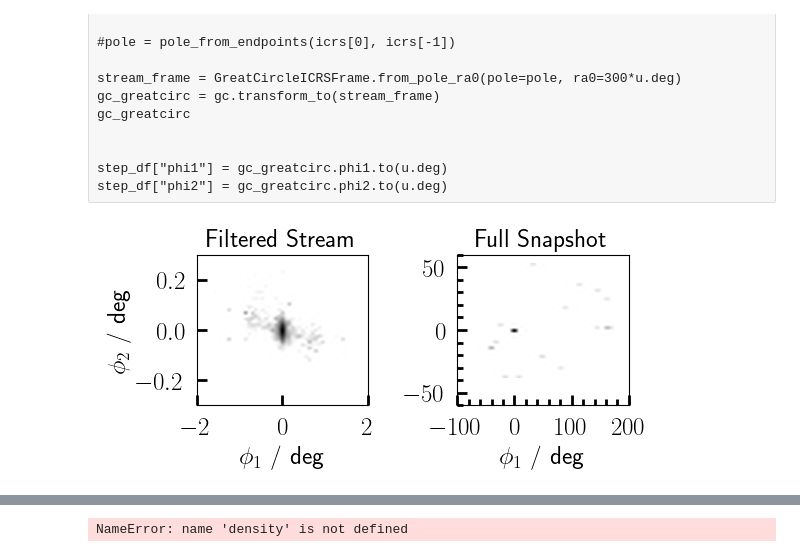
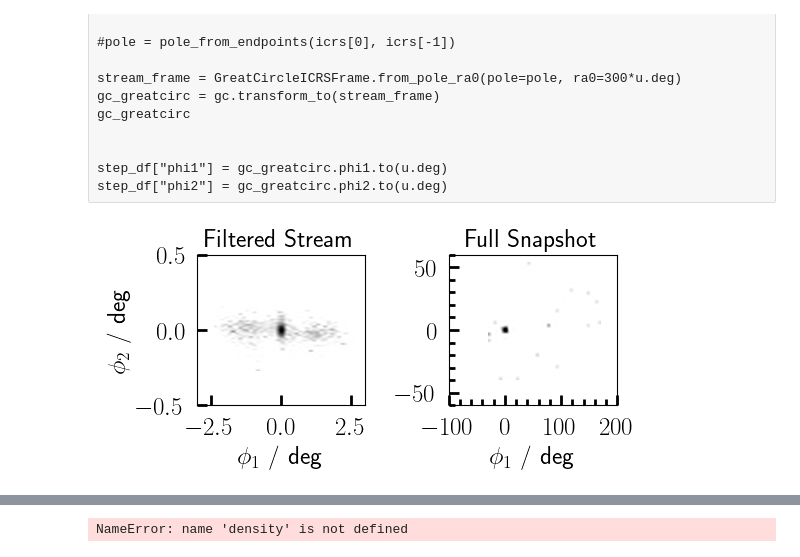
Before and after one commit to RSPicken2/stellar-streams, a Jupyter notebook: Ridgeline.ipynb, the cells around one changed output, grey strips where cells are left out. Saved outputs shown, nothing was run; the diff lists cells and outputs as text; code cells hidden in the pictures.

```diff
--- a/Ridgeline.ipynb
+++ b/Ridgeline.ipynb
@@ -37,10 +37,10 @@ source = '/cosma5/data/durham/dc-pick2/simulations'
 %run ./utilsFit.ipynb
 # %%
 hyades_path = source + '/Hyades2'
-times = [390]
+times = [625]
 
 step = get_steps_at_times(hyades_path, times)
-step_df = step[390]
+step_df = step[625]
 
 stream_df = filter_stream(step_df)
 streamframe = step_to_stream_coords(stream_df)
@@ -91,33 +91,33 @@ ax[1].imshow(
     )
 ax[1].set_title('Full Snapshot')
 ax[0].imshow(
         np.log10(masked_mass.T + 1),
         origin='lower',
         extent=[xedges[0], xedges[-1], yedges[0], yedges[-1]],
         cmap='gray_r',
         aspect='auto',
         interpolation='spline36'
     )
 ax[0].set_title('Filtered Stream')
 
 ax[0].set_xlabel(r"$\phi_1$ / deg")
 ax[0].set_ylabel(r"$\phi_2$ / deg")
 ax[1].set_xlabel(r"$\phi_1$ / deg")
 
-ax[0].set_xlim([-2,2])
-ax[0].set_ylim([-.3,.3])
+ax[0].set_xlim([-3,3])
+ax[0].set_ylim([-.5,.5])
 
 ax[1].set_xlim([-100,200])
 ax[1].set_ylim([-60,60])
 
 ax[1].minorticks_on()
 ax[1].set_xticks([-100, 0, 100, 200])
 
 plt.tight_layout()
 plt.savefig('./Images/StreamFiltered')
 plt.show()
 
 
 #TODO apply more filtering
 # %% [output]
-[figure, old version]
+[figure, new version]
```
Also changed, not shown: parts of 15 cells of this notebook.
